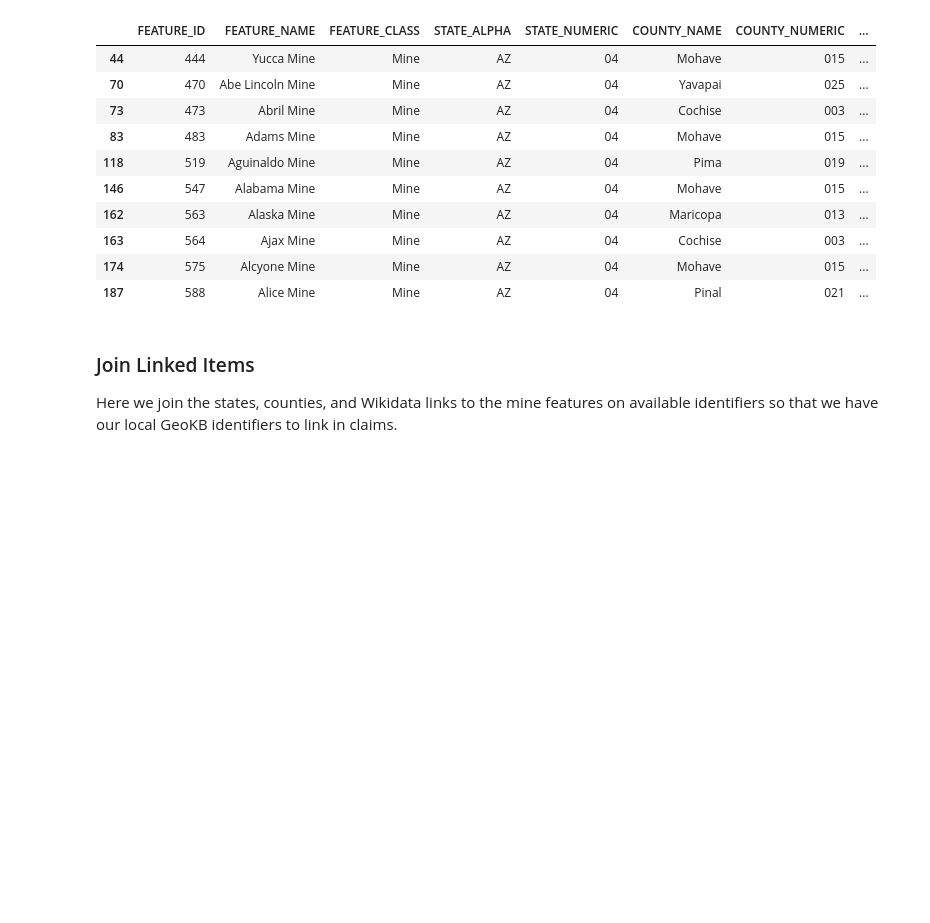
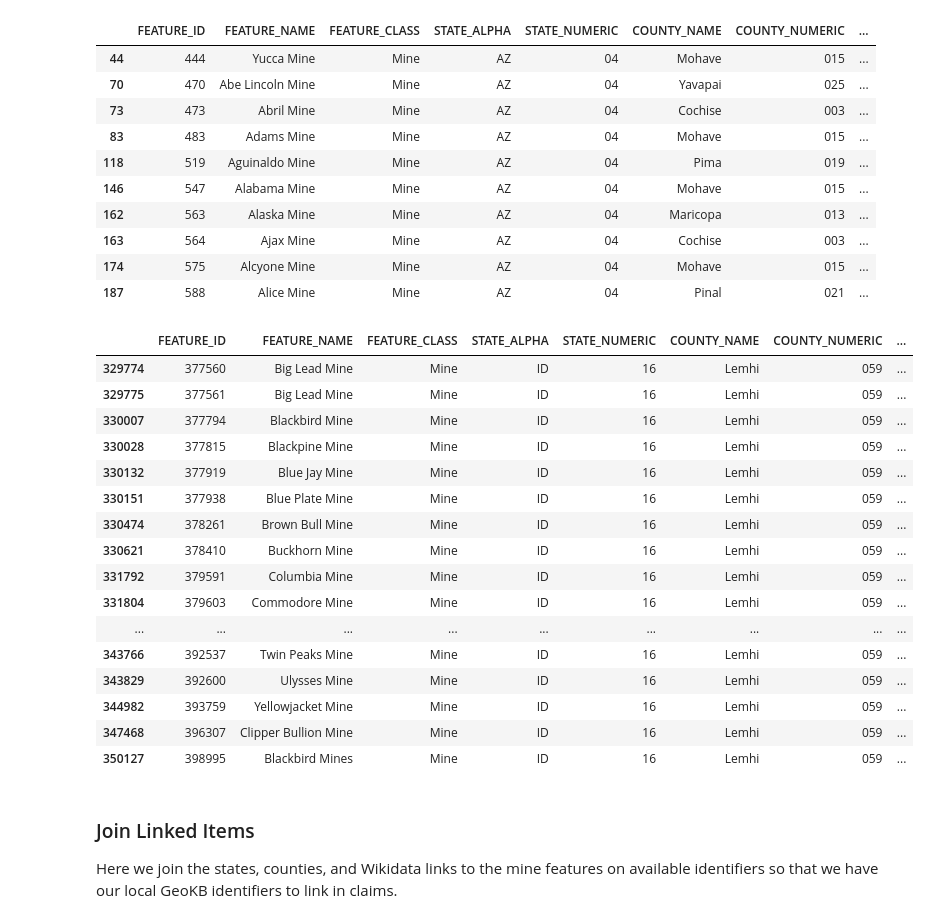
Before and after one commit to skybristol/geokb, a Jupyter notebook: Mine Sites and Mining Projects.ipynb, the cells around one changed output. Saved outputs shown, nothing was run; the diff lists cells and outputs as text; code cells hidden in the pictures; blank space fills up the shorter version.

```diff
--- a/Mine Sites and Mining Projects.ipynb
+++ b/Mine Sites and Mining Projects.ipynb
@@ -116,6 +137,26 @@ mine_features.head(10)
 | 163 | 564 | Ajax Mine | Mine | AZ | 04 | Cochise | 003 | ... |
 | 174 | 575 | Alcyone Mine | Mine | AZ | 04 | Mohave | 015 | ... |
 | 187 | 588 | Alice Mine | Mine | AZ | 04 | Pinal | 021 | ... |
+# %%
+mine_features[mine_features.COUNTY_NAME == "Lemhi"]
+# %% [output]
+|  | FEATURE_ID | FEATURE_NAME | FEATURE_CLASS | STATE_ALPHA | STATE_NUMERIC | COUNTY_NAME | COUNTY_NUMERIC | ... |
+| 329774 | 377560 | Big Lead Mine | Mine | ID | 16 | Lemhi | 059 | ... |
+| 329775 | 377561 | Big Lead Mine | Mine | ID | 16 | Lemhi | 059 | ... |
+| 330007 | 377794 | Blackbird Mine | Mine | ID | 16 | Lemhi | 059 | ... |
+| 330028 | 377815 | Blackpine Mine | Mine | ID | 16 | Lemhi | 059 | ... |
+| 330132 | 377919 | Blue Jay Mine | Mine | ID | 16 | Lemhi | 059 | ... |
+| 330151 | 377938 | Blue Plate Mine | Mine | ID | 16 | Lemhi | 059 | ... |
+| 330474 | 378261 | Brown Bull Mine | Mine | ID | 16 | Lemhi | 059 | ... |
+| 330621 | 378410 | Buckhorn Mine | Mine | ID | 16 | Lemhi | 059 | ... |
+| 331792 | 379591 | Columbia Mine | Mine | ID | 16 | Lemhi | 059 | ... |
+| 331804 | 379603 | Commodore Mine | Mine | ID | 16 | Lemhi | 059 | ... |
+| ... | ... | ... | ... | ... | ... | ... | ... | ... |
+| 343766 | 392537 | Twin Peaks Mine | Mine | ID | 16 | Lemhi | 059 | ... |
+| 343829 | 392600 | Ulysses Mine | Mine | ID | 16 | Lemhi | 059 | ... |
+| 344982 | 393759 | Yellowjacket Mine | Mine | ID | 16 | Lemhi | 059 | ... |
+| 347468 | 396307 | Clipper Bullion Mine | Mine | ID | 16 | Lemhi | 059 | ... |
+| 350127 | 398995 | Blackbird Mines | Mine | ID | 16 | Lemhi | 059 | ... |
 # %% [markdown]
 ### Join Linked Items
 
```
Also changed, not shown: parts of 4 cells of this notebook, 2 other files.
